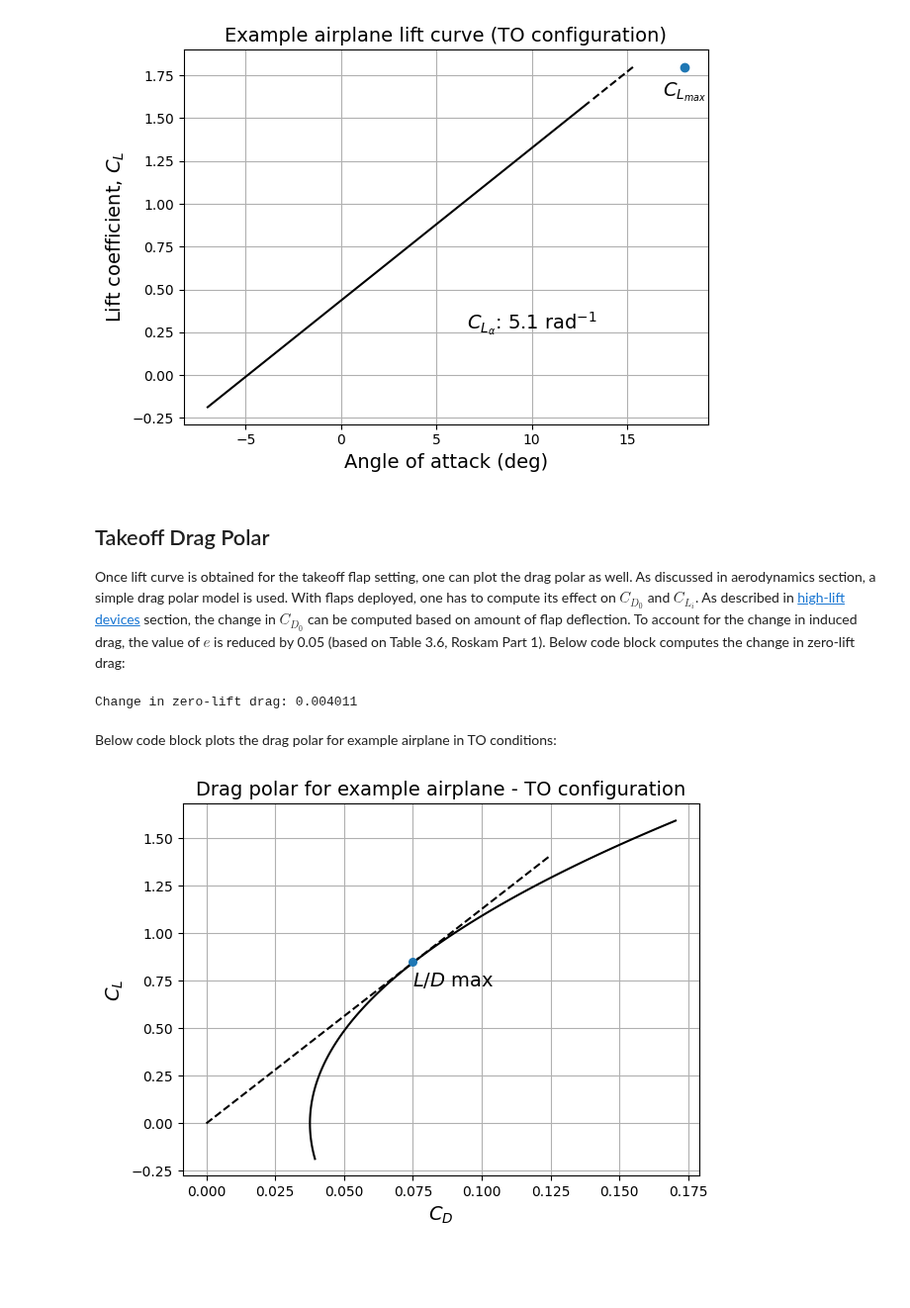
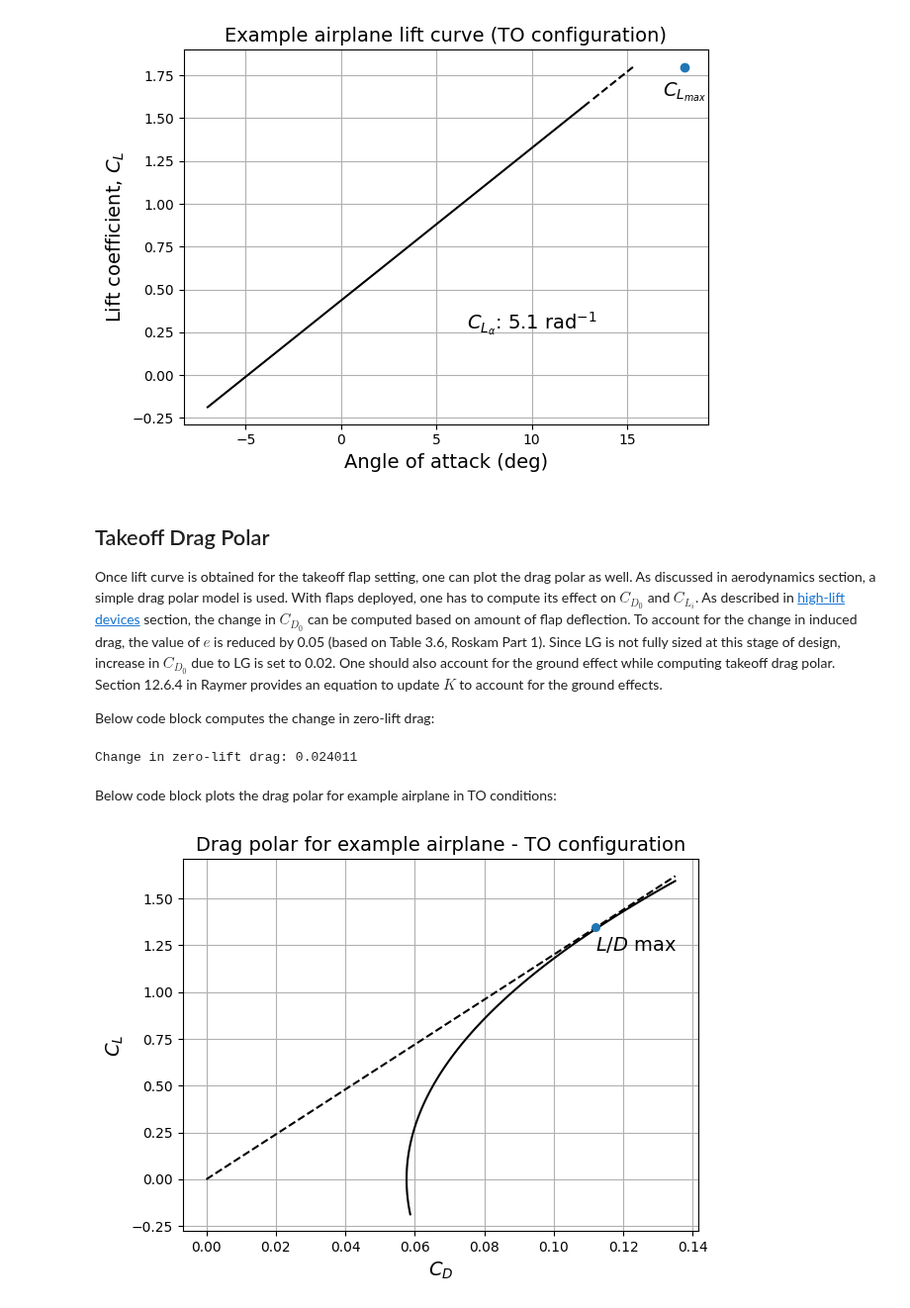
Before and after one commit to ComputationalDesignLab/aircraft-design, a Jupyter notebook: book/hl_devices/takeoff.ipynb, the cells around one changed output. Shown at 99% size. Cells and saved outputs as stored; diff of their text form; code cells hidden in the pictures; blank space fills up the shorter version.

Commit message:
updated HL takeoff section for ground efffects and LG

```diff
--- a/book/hl_devices/takeoff.ipynb
+++ b/book/hl_devices/takeoff.ipynb
@@ -77,10 +77,11 @@ plt.tight_layout()
 # %% [output]
 [figure]
 # %% [markdown]
-
 ## Takeoff Drag Polar
 
-Once lift curve is obtained for the takeoff flap setting, one can plot the drag polar as well. As discussed in aerodynamics section, a simple drag polar model is used. With flaps deployed, one has to compute its effect on $C_{D_0}$ and $C_{L_i}$. As described in [high-lift devices](intro.md) section, the change in $C_{D_0}$ can be computed based on amount of flap deflection. To account for the change in induced drag, the value of $e$ is reduced by 0.05 (based on Table 3.6, Roskam Part 1). Below code block computes the change in zero-lift drag:
+Once lift curve is obtained for the takeoff flap setting, one can plot the drag polar as well. As discussed in aerodynamics section, a simple drag polar model is used. With flaps deployed, one has to compute its effect on $C_{D_0}$ and $C_{L_i}$. As described in [high-lift devices](intro.md) section, the change in $C_{D_0}$ can be computed based on amount of flap deflection. To account for the change in induced drag, the value of $e$ is reduced by 0.05 (based on Table 3.6, Roskam Part 1). Since LG is not fully sized at this stage of design, increase in $C_{D_0}$ due to LG is set to 0.02. One should also account for the ground effect while computing takeoff drag polar. Section 12.6.4 in Raymer provides an equation to update $K$ to account for the ground effects.
+
+Below code block computes the change in zero-lift drag:
 # %%
 Ff = 0.0074
 cf_c = 0.25
@@ -88,38 +89,42 @@ Sf = 58.1 # sq ft
 Sref = 134 # sq ft
 delta_f = 15 # deg
 
-delta_CD0 = Ff * cf_c * Sf / Sref * (delta_f - 10)
+delta_CD0 = Ff * cf_c * Sf / Sref * (delta_f - 10) + 0.02
 
 print(f"Change in zero-lift drag: {delta_CD0:2f}")
 # %% [output]
-Change in zero-lift drag: 0.004011
+Change in zero-lift drag: 0.024011
 # %% [markdown]
 Below code block plots the drag polar for example airplane in TO conditions:
 # %%
 fs = 14 # fontsize
 A = 8 # aspect ratio
 CLalpha = 5.1 # 1/rad
 alpha_CLzero = -4.9 # deg
 e = 1.78*(1 - 0.045*A**0.68)-0.64 - 0.05 # e in TO
+K = 1/np.pi/A/e
+h = 4 # ft
+b = 33 # ft
+Keff = K * ( 33 * (h/b)**1.5 / ( 1 + 33 * (h/b)**1.5 ) ) # eq 12.60, Raymer
 
 alpha = np.linspace(-7, 13, 100) # alpha in deg
 
 CL = CLalpha * (alpha - alpha_CLzero) * np.pi / 180
 
 CD0 = 0.03363 + delta_CD0 # zero-lift drag in TO conditions
 
-CD = CD0 + CL**2/np.pi/A/e # drag model
+CD = CD0 + Keff*CL**2 # drag model
 
 fig, ax = plt.subplots()
 ax.plot(CD, CL, "k-")
-ax.plot([0.0, 0.125], [0.0, 1.41], "k--")
-ax.scatter(0.075, 0.85, zorder=10, s=30)
+ax.plot([0.0, 0.135], [0.0, 1.62], "k--")
+ax.scatter(0.112, 1.35, zorder=10, s=30)
 ax.set_xlabel("$C_D$", fontsize=fs)
 ax.set_ylabel("$C_L$", fontsize=fs)
 ax.set_title("Drag polar for example airplane - TO configuration", fontsize=fs)
-ax.annotate("$L/D$ max", (0.075,0.75), fontsize=fs, ha="left", va="center")
+ax.annotate("$L/D$ max", (0.112,1.25), fontsize=fs, ha="left", va="center")
 ax.grid()
 plt.tight_layout()
 # %% [output]
-[figure, old version]
+[figure, new version]
 # %% [markdown]
```
Also changed, not shown: parts of 1 cell of this notebook.
